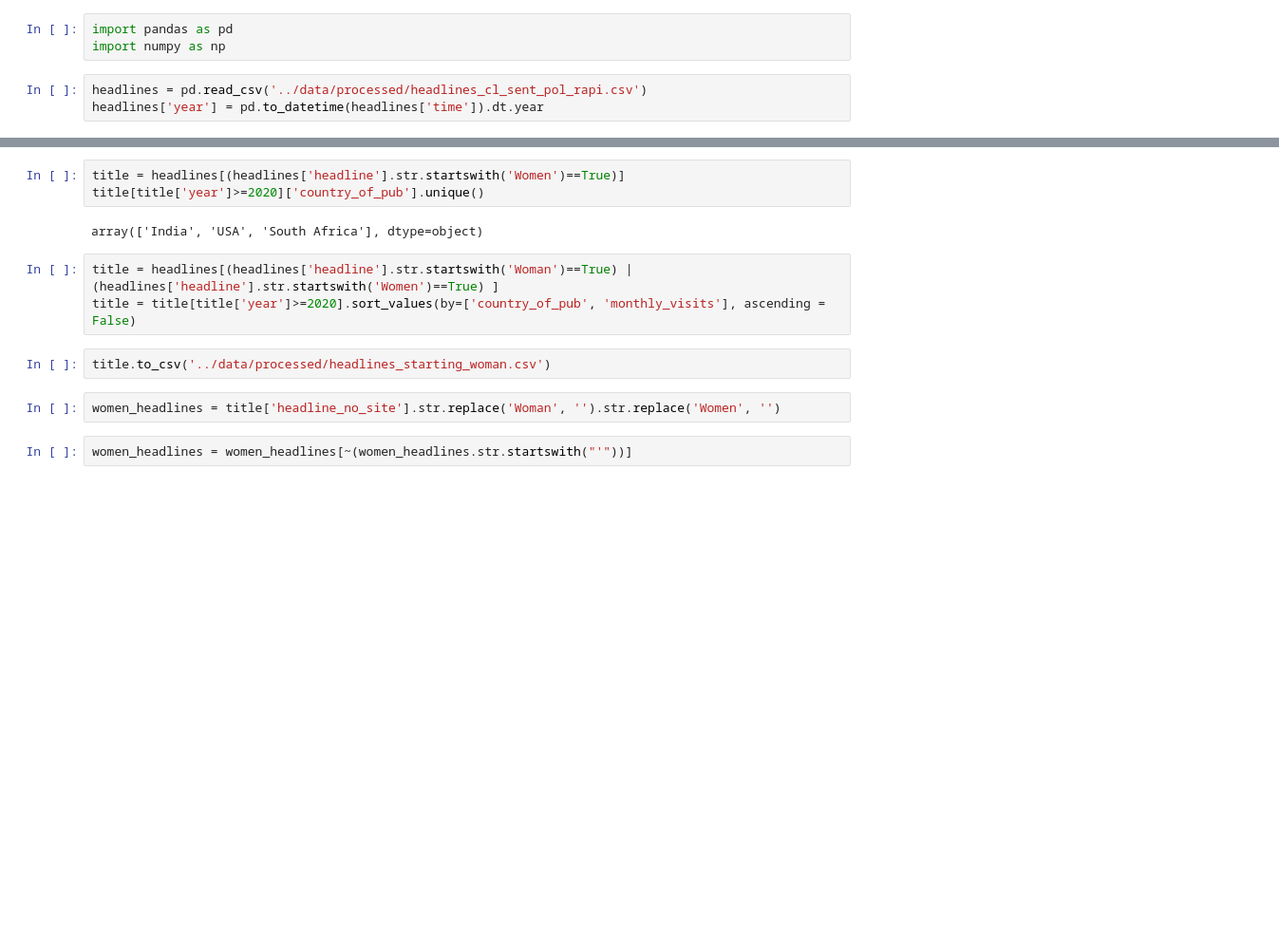
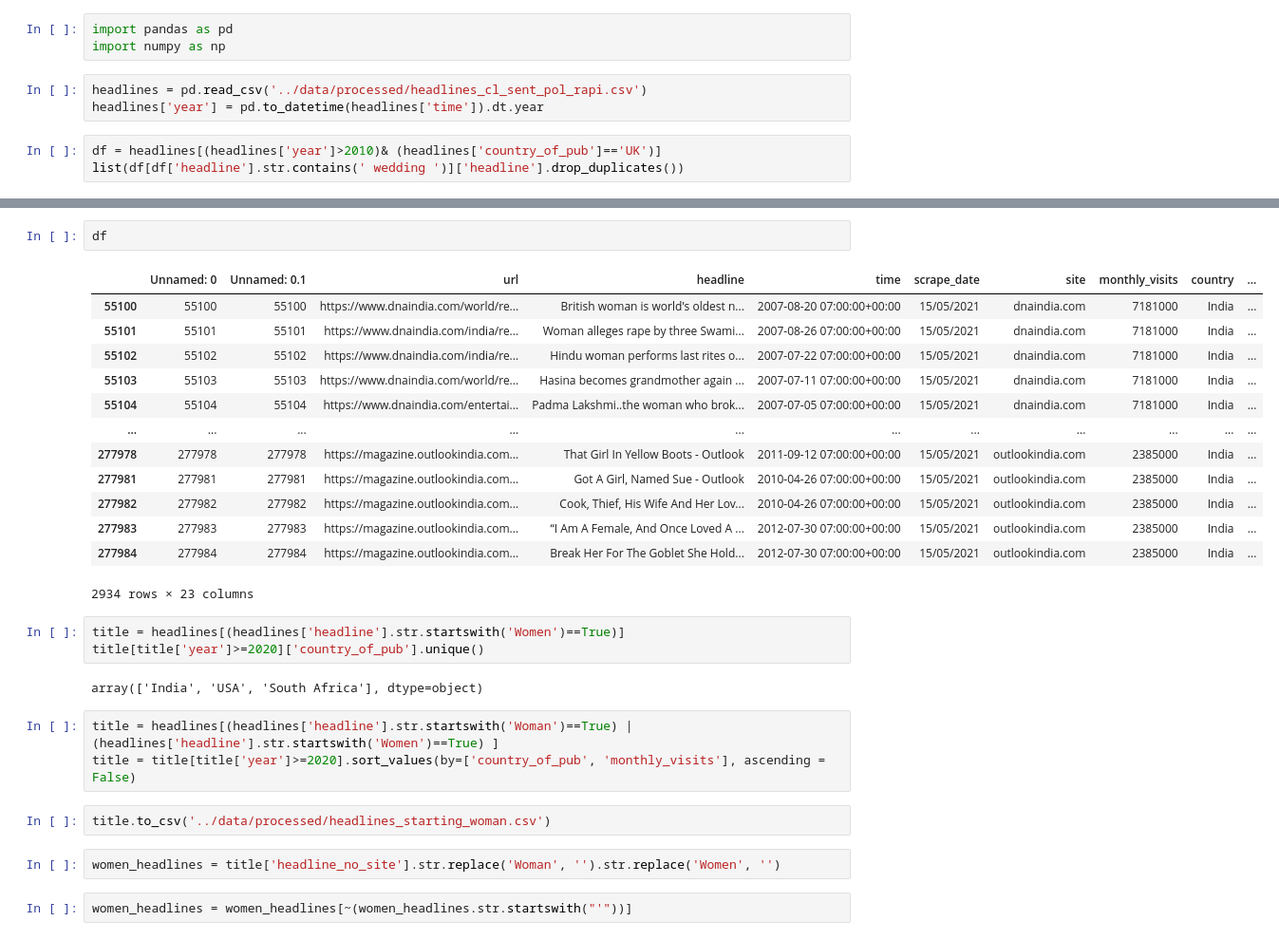
Before and after one commit to lnicoletti/womeninnews, a Jupyter notebook: notebooks/7-WordFrequency.ipynb, the cells around one changed output, grey strips where cells are left out. Shown at 95% size. Drawn from its saved outputs; the diff is of its cells as text; blank space fills up the shorter version.

```diff
--- a/notebooks/7-WordFrequency.ipynb
+++ b/notebooks/7-WordFrequency.ipynb
@@ -4,3 +4,6 @@ import numpy as np
 # %%
 headlines = pd.read_csv('../data/processed/headlines_cl_sent_pol_rapi.csv')
 headlines['year'] = pd.to_datetime(headlines['time']).dt.year
+# %%
+df = headlines[(headlines['year']>2010)& (headlines['country_of_pub']=='UK')]
+list(df[df['headline'].str.contains(' wedding ')]['headline'].drop_duplicates())
@@ -7,3 +28,19 @@ headlines['year'] = pd.to_datetime(headlines['time']).dt.year
+# %%
+df
+# %% [output]
+|  | Unnamed: 0 | Unnamed: 0.1 | url | headline | time | scrape_date | site | monthly_visits | country | ... |
+| 55100 | 55100 | 55100 | https://www.dnaindia.com/world/re... | British woman is world's oldest n... | 2007-08-20 07:00:00+00:00 | 15/05/2021 | dnaindia.com | 7181000 | India | ... |
+| 55101 | 55101 | 55101 | https://www.dnaindia.com/india/re... | Woman alleges rape by three Swami... | 2007-08-26 07:00:00+00:00 | 15/05/2021 | dnaindia.com | 7181000 | India | ... |
+| 55102 | 55102 | 55102 | https://www.dnaindia.com/india/re... | Hindu woman performs last rites o... | 2007-07-22 07:00:00+00:00 | 15/05/2021 | dnaindia.com | 7181000 | India | ... |
+| 55103 | 55103 | 55103 | https://www.dnaindia.com/world/re... | Hasina becomes grandmother again ... | 2007-07-11 07:00:00+00:00 | 15/05/2021 | dnaindia.com | 7181000 | India | ... |
+| 55104 | 55104 | 55104 | https://www.dnaindia.com/entertai... | Padma Lakshmi..the woman who brok... | 2007-07-05 07:00:00+00:00 | 15/05/2021 | dnaindia.com | 7181000 | India | ... |
+| ... | ... | ... | ... | ... | ... | ... | ... | ... | ... | ... |
+| 277978 | 277978 | 277978 | https://magazine.outlookindia.com... | That Girl In Yellow Boots - Outlook | 2011-09-12 07:00:00+00:00 | 15/05/2021 | outlookindia.com | 2385000 | India | ... |
+| 277981 | 277981 | 277981 | https://magazine.outlookindia.com... | Got A Girl, Named Sue - Outlook | 2010-04-26 07:00:00+00:00 | 15/05/2021 | outlookindia.com | 2385000 | India | ... |
+| 277982 | 277982 | 277982 | https://magazine.outlookindia.com... | Cook, Thief, His Wife And Her Lov... | 2010-04-26 07:00:00+00:00 | 15/05/2021 | outlookindia.com | 2385000 | India | ... |
+| 277983 | 277983 | 277983 | https://magazine.outlookindia.com... | “I Am A Female, And Once Loved A ... | 2012-07-30 07:00:00+00:00 | 15/05/2021 | outlookindia.com | 2385000 | India | ... |
+| 277984 | 277984 | 277984 | https://magazine.outlookindia.com... | Break Her For The Goblet She Hold... | 2012-07-30 07:00:00+00:00 | 15/05/2021 | outlookindia.com | 2385000 | India | ... |
+2934 rows × 23 columns
 # %%
 title = headlines[(headlines['headline'].str.startswith('Women')==True)]
 title[title['year']>=2020]['country_of_pub'].unique()
```
Also changed, not shown: parts of 2 cells of this notebook, 9 other files.
